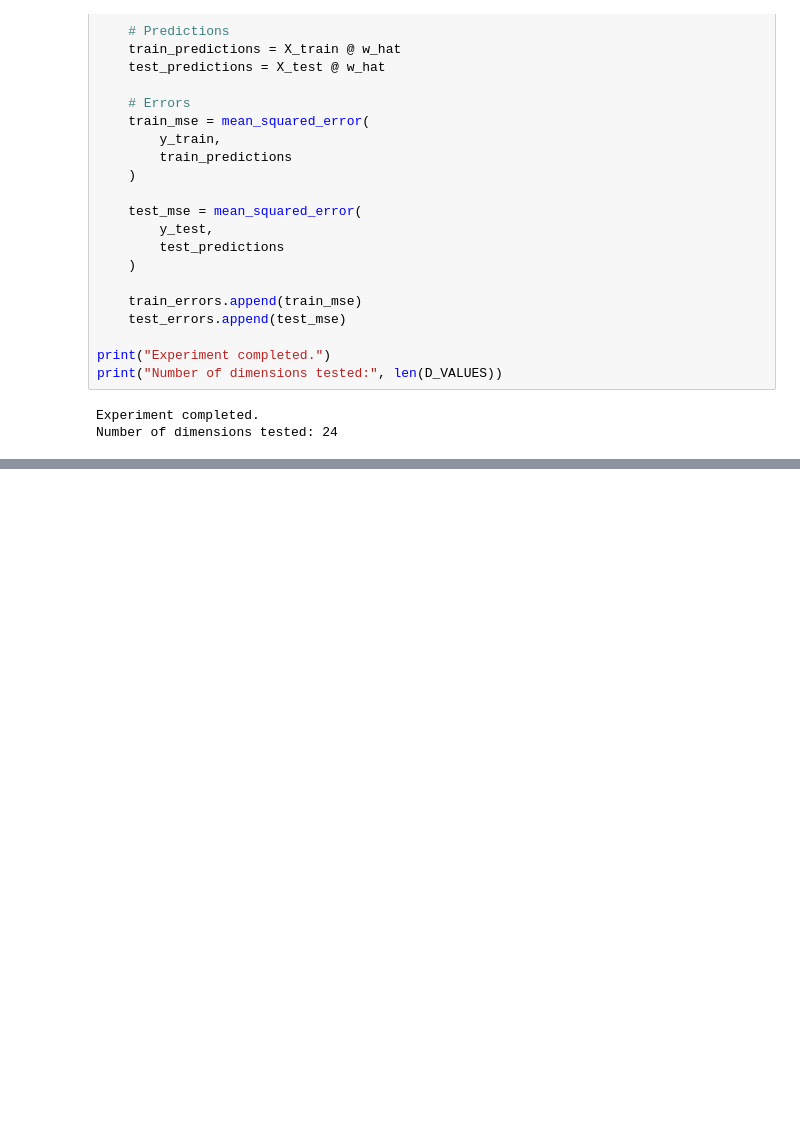
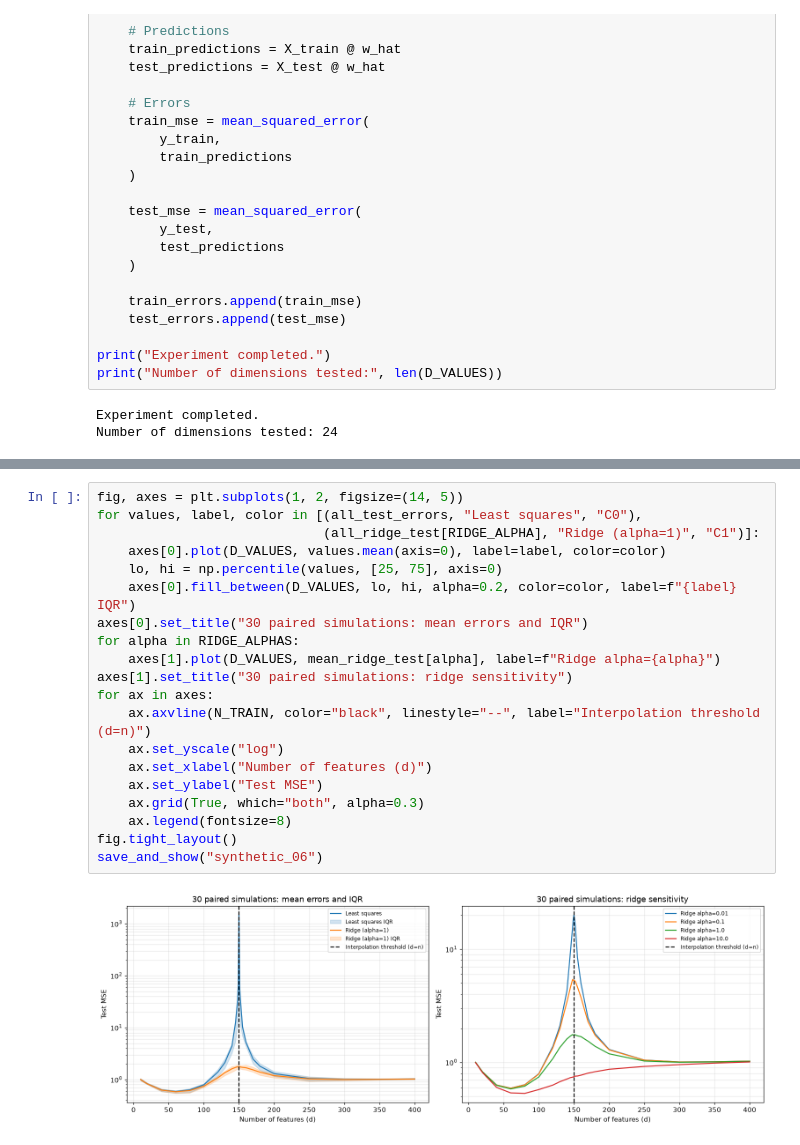
Before and after one commit to stelaamile/Machine-learning-project, a Jupyter notebook: notebooks/01_synthetic_double_descent.ipynb, the cells around one changed output, grey strips where cells are left out. Saved outputs shown, nothing was run; the diff lists cells and outputs as text; blank space fills up the shorter version.

```diff
--- a/notebooks/01_synthetic_double_descent.ipynb
+++ b/notebooks/01_synthetic_double_descent.ipynb
@@ -670,0 +609,22 @@ plt.show()
+# %%
+fig, axes = plt.subplots(1, 2, figsize=(14, 5))
+for values, label, color in [(all_test_errors, "Least squares", "C0"),
+                             (all_ridge_test[RIDGE_ALPHA], "Ridge (alpha=1)", "C1")]:
+    axes[0].plot(D_VALUES, values.mean(axis=0), label=label, color=color)
+    lo, hi = np.percentile(values, [25, 75], axis=0)
+    axes[0].fill_between(D_VALUES, lo, hi, alpha=0.2, color=color, label=f"{label} IQR")
+axes[0].set_title("30 paired simulations: mean errors and IQR")
+for alpha in RIDGE_ALPHAS:
+    axes[1].plot(D_VALUES, mean_ridge_test[alpha], label=f"Ridge alpha={alpha}")
+axes[1].set_title("30 paired simulations: ridge sensitivity")
+for ax in axes:
+    ax.axvline(N_TRAIN, color="black", linestyle="--", label="Interpolation threshold (d=n)")
+    ax.set_yscale("log")
+    ax.set_xlabel("Number of features (d)")
+    ax.set_ylabel("Test MSE")
+    ax.grid(True, which="both", alpha=0.3)
+    ax.legend(fontsize=8)
+fig.tight_layout()
+save_and_show("synthetic_06")
+# %% [output]
+[figure, added]
```
Also changed, not shown: parts of 19 cells of this notebook, 44 other files.
